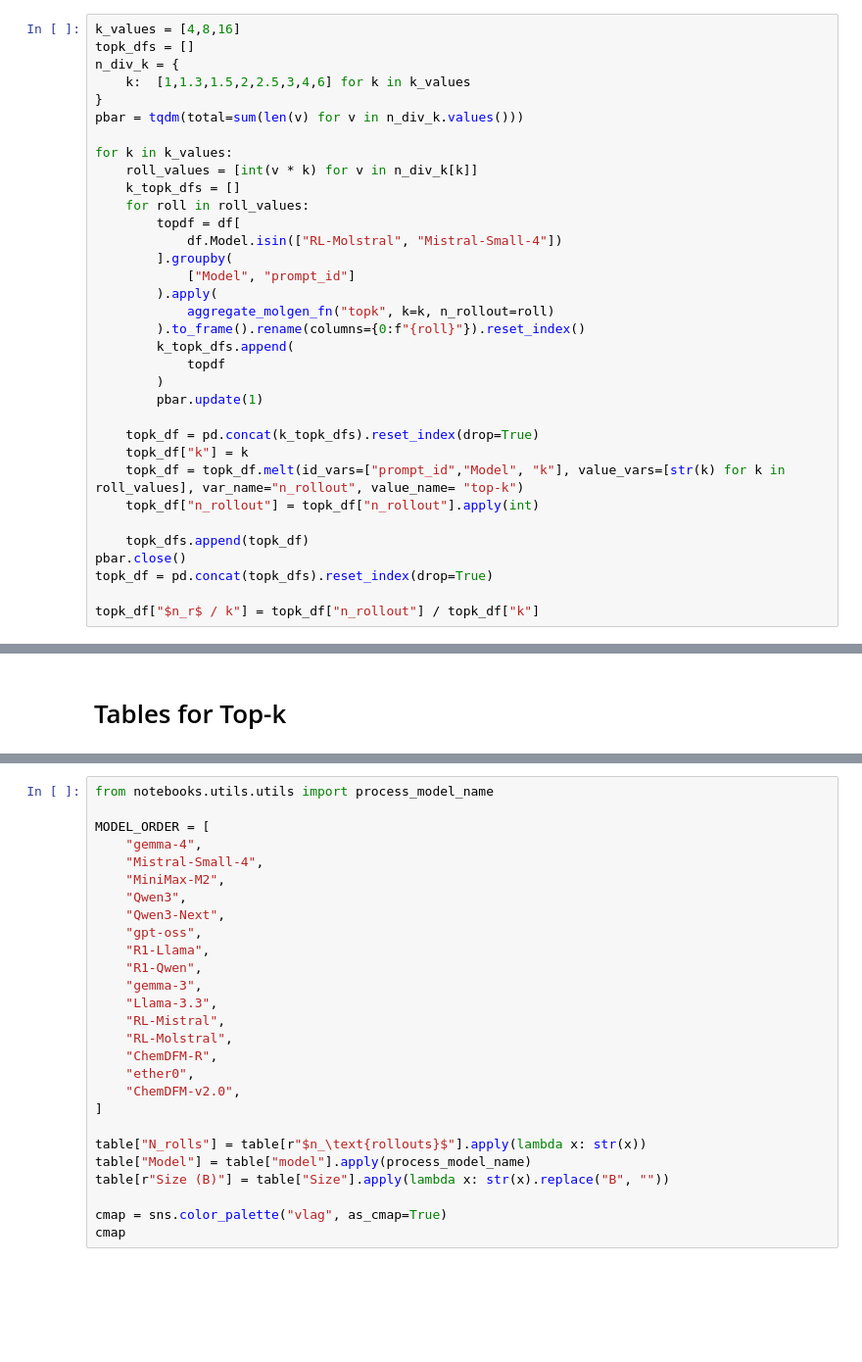
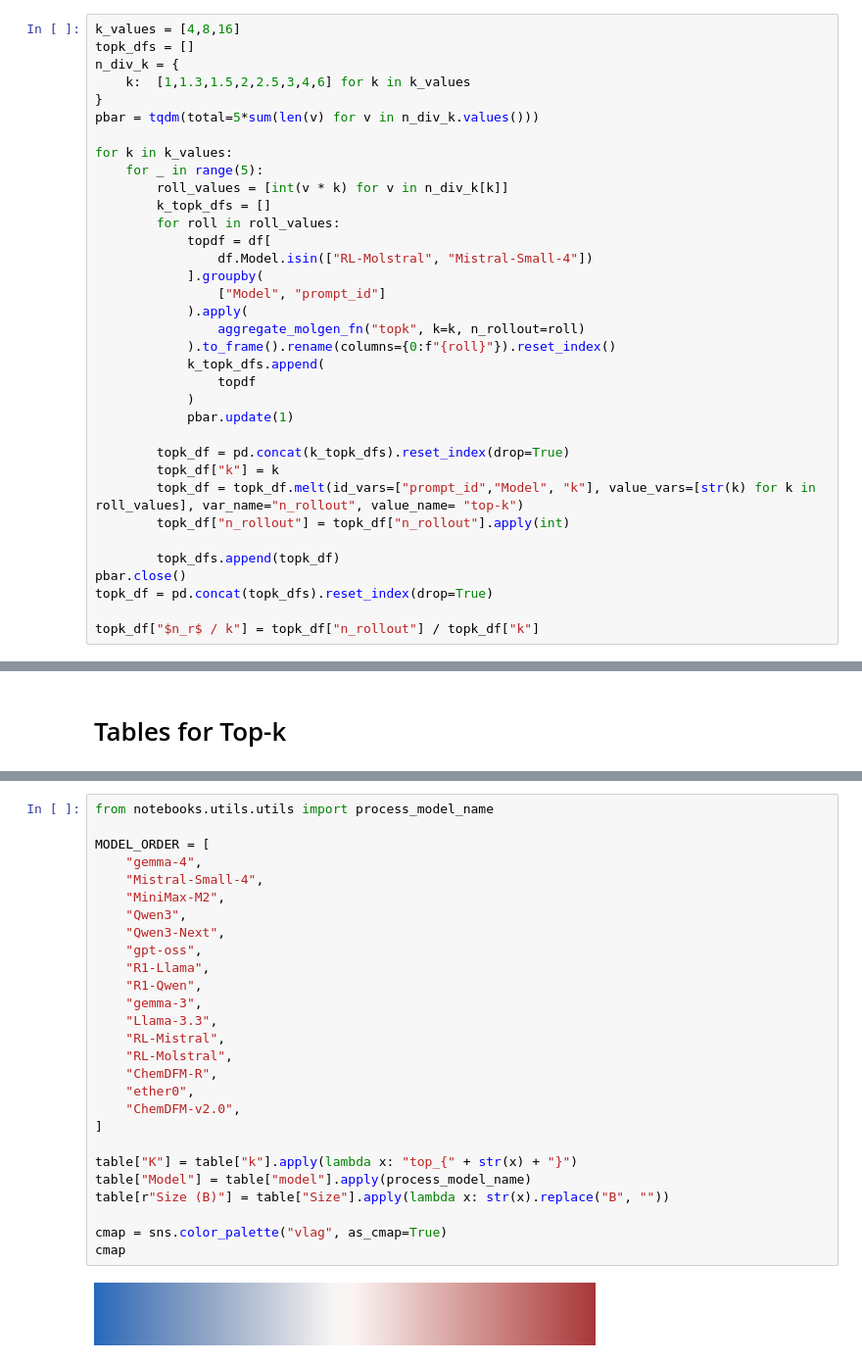
Before and after one commit to Fransou/MolRGen, a Jupyter notebook: notebooks/results/MolGenOutput.ipynb, the cells around one changed output, grey strips where cells are left out. Shown at 98% size. Drawn from its saved outputs; the diff is of its cells as text; blank space fills up the shorter version.

```diff
--- a/notebooks/results/MolGenOutput.ipynb
+++ b/notebooks/results/MolGenOutput.ipynb
@@ -165,30 +237,31 @@ topk_dfs = []
 n_div_k = {
     k:  [1,1.3,1.5,2,2.5,3,4,6] for k in k_values
 }
-pbar = tqdm(total=sum(len(v) for v in n_div_k.values()))
+pbar = tqdm(total=5*sum(len(v) for v in n_div_k.values()))
 
 for k in k_values:
-    roll_values = [int(v * k) for v in n_div_k[k]]
-    k_topk_dfs = []
-    for roll in roll_values:
-        topdf = df[
-            df.Model.isin(["RL-Molstral", "Mistral-Small-4"])
-        ].groupby(
-            ["Model", "prompt_id"]
-        ).apply(
-            aggregate_molgen_fn("topk", k=k, n_rollout=roll)
-        ).to_frame().rename(columns={0:f"{roll}"}).reset_index()
-        k_topk_dfs.append(
-            topdf
-        )
-        pbar.update(1)
+    for _ in range(5):
+        roll_values = [int(v * k) for v in n_div_k[k]]
+        k_topk_dfs = []
+        for roll in roll_values:
+            topdf = df[
+                df.Model.isin(["RL-Molstral", "Mistral-Small-4"])
+            ].groupby(
+                ["Model", "prompt_id"]
+            ).apply(
+                aggregate_molgen_fn("topk", k=k, n_rollout=roll)
+            ).to_frame().rename(columns={0:f"{roll}"}).reset_index()
+            k_topk_dfs.append(
+                topdf
+            )
+            pbar.update(1)
 
-    topk_df = pd.concat(k_topk_dfs).reset_index(drop=True)
-    topk_df["k"] = k
-    topk_df = topk_df.melt(id_vars=["prompt_id","Model", "k"], value_vars=[str(k) for k in roll_values], var_name="n_rollout", value_name= "top-k")
-    topk_df["n_rollout"] = topk_df["n_rollout"].apply(int)
+        topk_df = pd.concat(k_topk_dfs).reset_index(drop=True)
+        topk_df["k"] = k
+        topk_df = topk_df.melt(id_vars=["prompt_id","Model", "k"], value_vars=[str(k) for k in roll_values], var_name="n_rollout", value_name= "top-k")
+        topk_df["n_rollout"] = topk_df["n_rollout"].apply(int)
 
-    topk_dfs.append(topk_df)
+        topk_dfs.append(topk_df)
 pbar.close()
 topk_df = pd.concat(topk_dfs).reset_index(drop=True)
 
@@ -305,27 +377,29 @@ table.model.unique()
 # %%
 from notebooks.utils.utils import process_model_name
 
 MODEL_ORDER = [
     "gemma-4",
     "Mistral-Small-4",
     "MiniMax-M2",
     "Qwen3",
     "Qwen3-Next",
     "gpt-oss",
     "R1-Llama",
     "R1-Qwen",
     "gemma-3",
     "Llama-3.3",
     "RL-Mistral",
     "RL-Molstral",
     "ChemDFM-R",
     "ether0",
     "ChemDFM-v2.0",
 ]
 
-table["N_rolls"] = table[r"$n_\text{rollouts}$"].apply(lambda x: str(x))
+table["K"] = table["k"].apply(lambda x: "top_{" + str(x) + "}")
 table["Model"] = table["model"].apply(process_model_name)
 table[r"Size (B)"] = table["Size"].apply(lambda x: str(x).replace("B", ""))
 
 cmap = sns.color_palette("vlag", as_cmap=True)
 cmap
+# %% [output]
+[figure, added]
```
Also changed, not shown: parts of 17 cells of this notebook, 3 other files.
